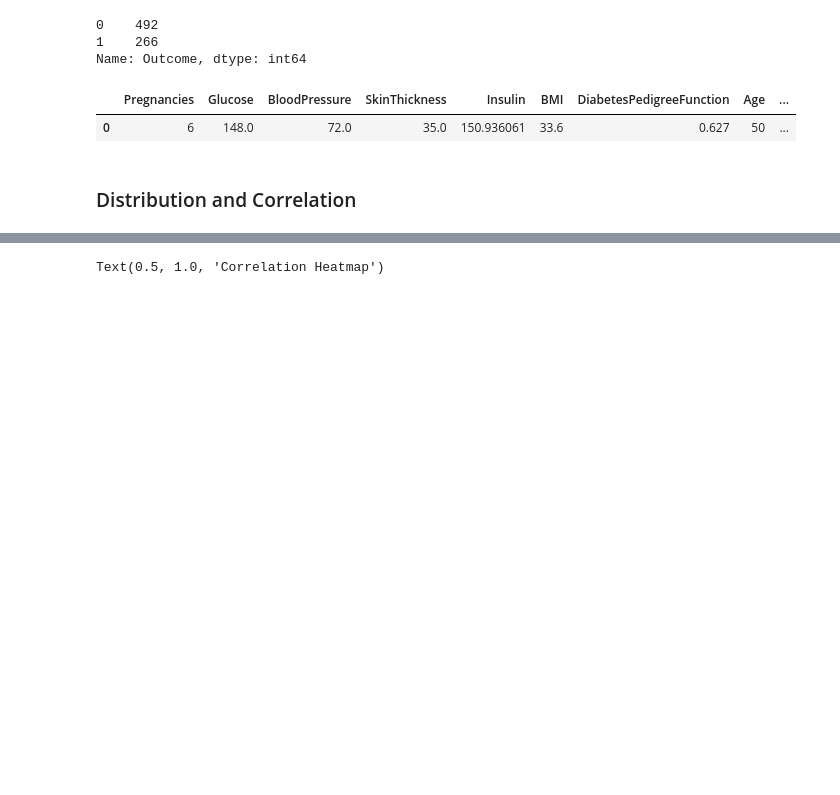
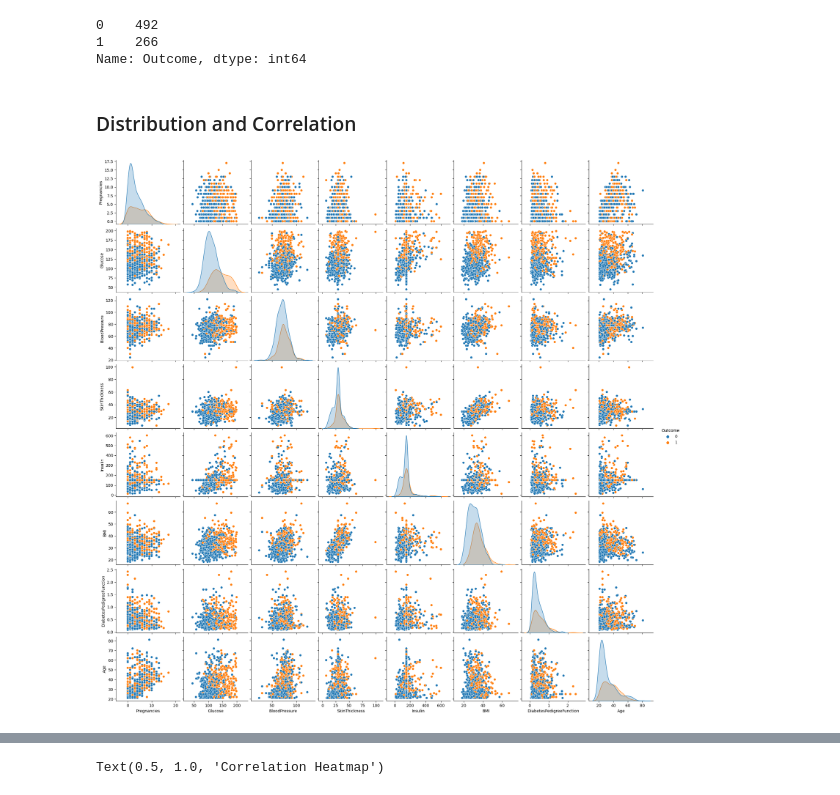
Before and after one commit to KelKi3/Supervised-Learning-Project, a Jupyter notebook: Supervised Learning - Project.ipynb, the cells around one changed output, grey strips where cells are left out. Saved outputs shown, nothing was run; the diff lists cells and outputs as text; code cells hidden in the pictures; blank space fills up the shorter version.

```diff
--- a/Supervised Learning - Project.ipynb
+++ b/Supervised Learning - Project.ipynb
@@ -202,13 +202,15 @@ df['Outcome'].value_counts()
 0    492
 1    266
 Name: Outcome, dtype: int64
-# %%
-df.head(1)
-# %% [output]
-|  | Pregnancies | Glucose | BloodPressure | SkinThickness | Insulin | BMI | DiabetesPedigreeFunction | Age | ... |
-| 0 | 6 | 148.0 | 72.0 | 35.0 | 150.936061 | 33.6 | 0.627 | 50 | ... |
 # %% [markdown]
 ### Distribution and Correlation
+# %%
+#Visualization of the outcomes by predictor values
+
+sns.pairplot(df, hue = "Outcome")
+plt.show()
+# %% [output]
+[figure, added]
 # %%
 #checking how certain variables relate to others with correlation matrix
 df.corr()
```
Also changed, not shown: parts of 29 cells of this notebook.
